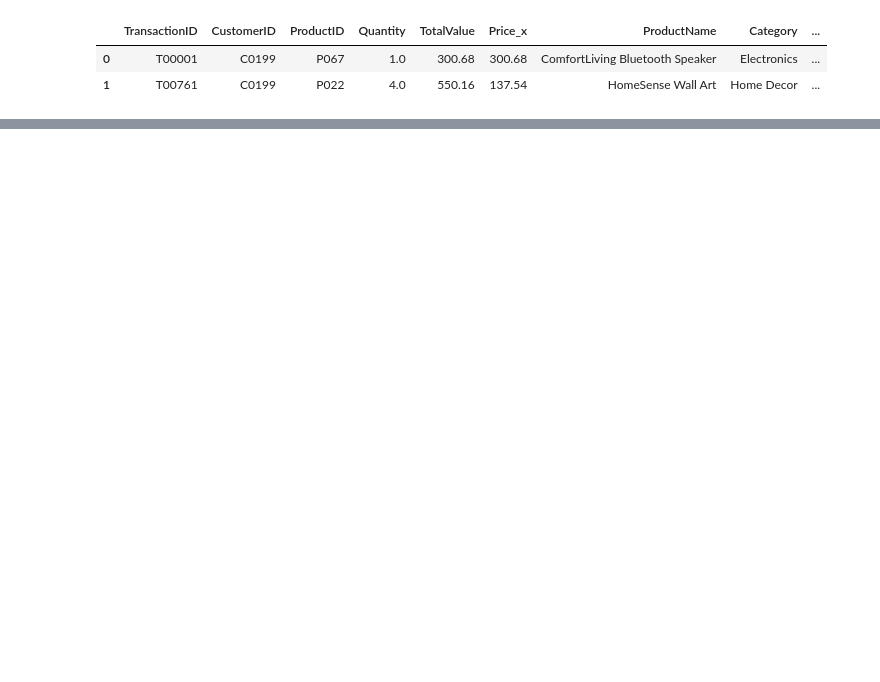
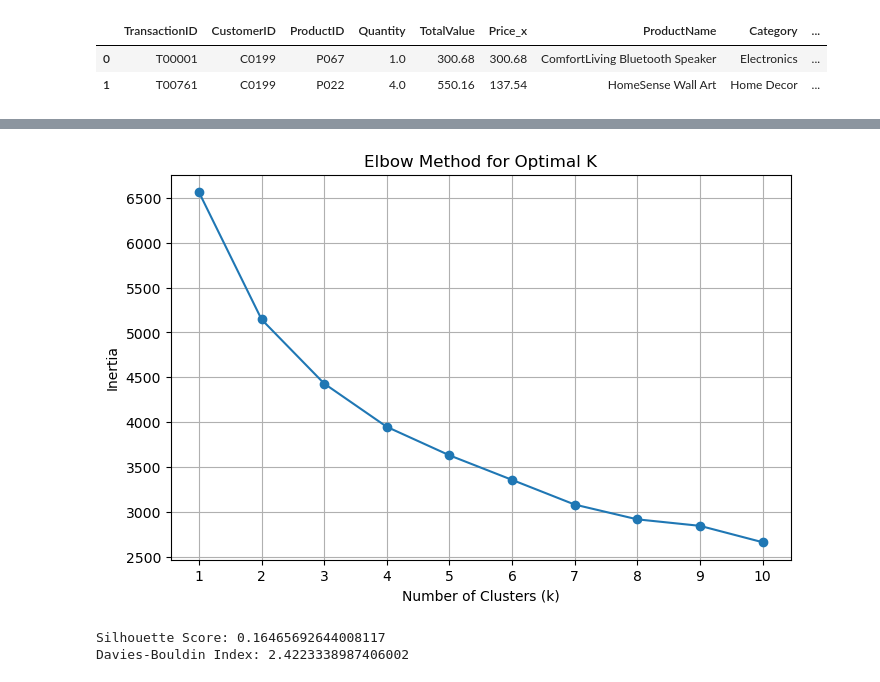
Before and after one commit to Prashanth-AP/assesment_intern, a Jupyter notebook: Prashanth_AP_Clustering.ipynb, the cells around one changed output, grey strips where cells are left out. Cells and saved outputs as stored; diff of their text form; code cells hidden in the pictures; blank space fills up the shorter version.

```diff
--- a/Prashanth_AP_Clustering.ipynb
+++ b/Prashanth_AP_Clustering.ipynb
@@ -170,0 +25,5 @@ df
+# %%
+
+# Step 2: Drop irrelevant columns
+columns_to_drop = ["TransactionID", "CustomerID", "ProductID", "CustomerName", "ProductName", "Date", "Year"]
+data_cleaned = data.drop(columns=columns_to_drop)
@@ -170,0 +46,7 @@ df
+# %%
+# Step 3: Encode categorical columns
+label_encoders = {}
+for col in ["Category", "Region"]:
+    le = LabelEncoder()
+    data_cleaned[col] = le.fit_transform(data_cleaned[col])
+    label_encoders[col] = le
@@ -170,0 +69,27 @@ df
+# %%
+# Step 4: Normalize numerical columns
+scaler = StandardScaler()
+numerical_columns = ["Quantity", "TotalValue", "Price_x", "Month"]
+data_cleaned[numerical_columns] = scaler.fit_transform(data_cleaned[numerical_columns])
+# %%
+# Step 5: Use the Elbow Method to determine the optimal number of clusters
+inertia = []
+k_range = range(1, 11)
+
+for k in k_range:
+    kmeans = KMeans(n_clusters=k, random_state=42)
+    kmeans.fit(data_cleaned)
+    inertia.append(kmeans.inertia_)
+# %%
+
+# Step 6: Plot the elbow curve
+plt.figure(figsize=(8, 5))
+plt.plot(k_range, inertia, marker="o")
+plt.title("Elbow Method for Optimal K")
+plt.xlabel("Number of Clusters (k)")
+plt.ylabel("Inertia")
+plt.xticks(k_range)
+plt.grid()
+plt.show()
+# %% [output]
+[figure, added]
@@ -170,0 +102,11 @@ df
+# %%
+# Step 8: Calculate Silhouette Score and Davies-Bouldin Index
+silhouette_avg = silhouette_score(data_cleaned[numerical_columns], data_cleaned["Cluster"])
+db_index = davies_bouldin_score(data_cleaned[numerical_columns], data_cleaned["Cluster"])
+
+# Step 9: Display the updated dataset with scores
+print(f"Silhouette Score: {silhouette_avg}")
+print(f"Davies-Bouldin Index: {db_index}")
+# %% [output]
+Silhouette Score: 0.16465692644008117
+Davies-Bouldin Index: 2.4223338987406002
```
Also changed, not shown: parts of 39 cells of this notebook, 1 other file.
